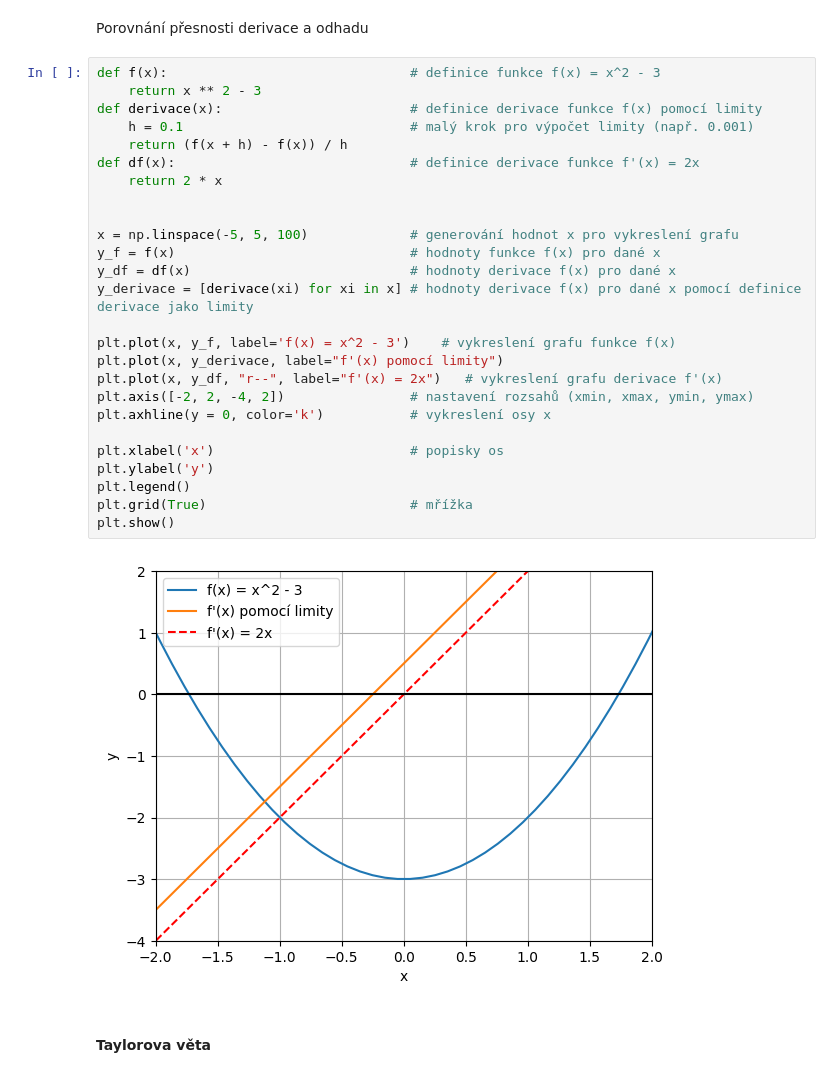
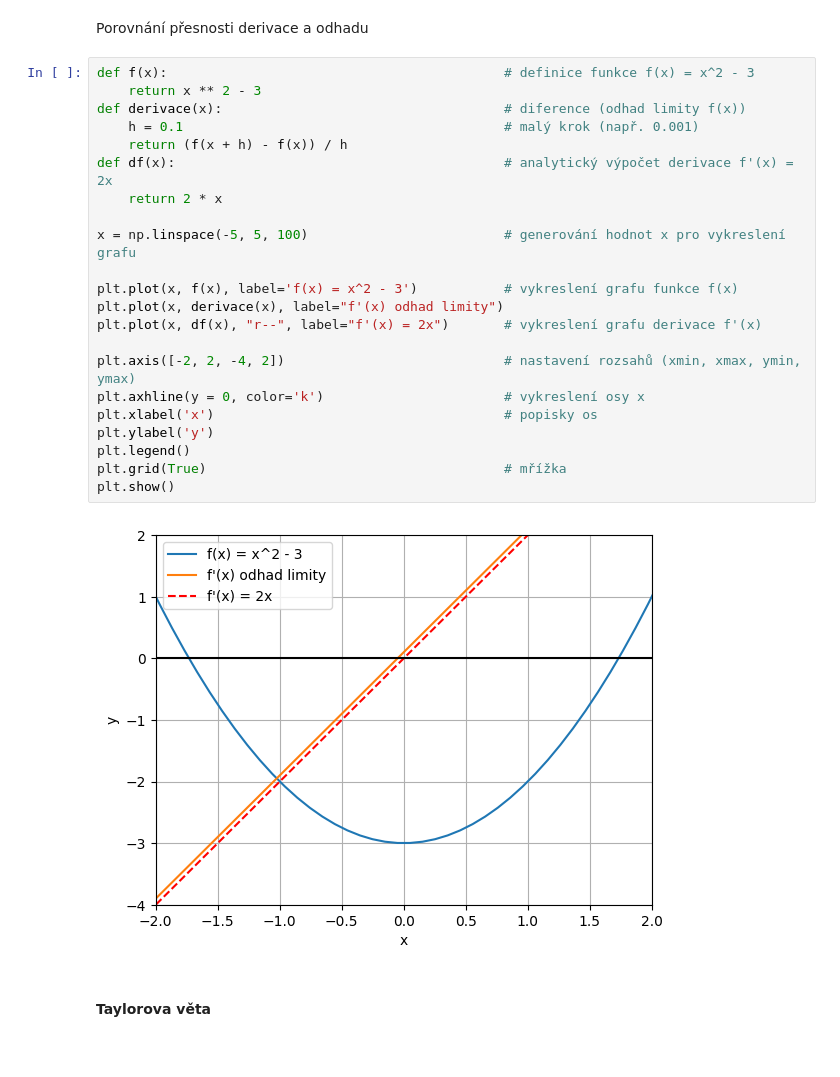
Before and after one commit to pkbcz/MSW2, a Jupyter notebook: 10 Derivace.ipynb, the cells around one changed output. Cells and saved outputs as stored; diff of their text form.

```diff
--- a/10 Derivace.ipynb
+++ b/10 Derivace.ipynb
@@ -59,33 +59,29 @@ interactive(children=(FloatSlider(value=0.901, description='h', max=1.9, min=0.0
 # %% [markdown]
 Porovnání přesnosti derivace a odhadu
 # %%
-def f(x):                               # definice funkce f(x) = x^2 - 3
+def f(x):                                           # definice funkce f(x) = x^2 - 3
     return x ** 2 - 3
-def derivace(x):                        # definice derivace funkce f(x) pomocí limity
-    h = 0.1                             # malý krok pro výpočet limity (např. 0.001)
+def derivace(x):                                    # diference (odhad limity f(x))
+    h = 0.1                                         # malý krok (např. 0.001)
     return (f(x + h) - f(x)) / h
-def df(x):                              # definice derivace funkce f'(x) = 2x
+def df(x):                                          # analytický výpočet derivace f'(x) = 2x
     return 2 * x
 
+x = np.linspace(-5, 5, 100)                         # generování hodnot x pro vykreslení grafu
 
-x = np.linspace(-5, 5, 100)             # generování hodnot x pro vykreslení grafu
-y_f = f(x)                              # hodnoty funkce f(x) pro dané x
-y_df = df(x)                            # hodnoty derivace f(x) pro dané x
-y_derivace = [derivace(xi) for xi in x] # hodnoty derivace f(x) pro dané x pomocí definice derivace jako limity
+plt.plot(x, f(x), label='f(x) = x^2 - 3')           # vykreslení grafu funkce f(x)
+plt.plot(x, derivace(x), label="f'(x) odhad limity")
+plt.plot(x, df(x), "r--", label="f'(x) = 2x")       # vykreslení grafu derivace f'(x)
 
-plt.plot(x, y_f, label='f(x) = x^2 - 3')    # vykreslení grafu funkce f(x)
-plt.plot(x, y_derivace, label="f'(x) pomocí limity")
-plt.plot(x, y_df, "r--", label="f'(x) = 2x")   # vykreslení grafu derivace f'(x)
-plt.axis([-2, 2, -4, 2])                # nastavení rozsahů (xmin, xmax, ymin, ymax)
-plt.axhline(y = 0, color='k')           # vykreslení osy x
-
-plt.xlabel('x')                         # popisky os
+plt.axis([-2, 2, -4, 2])                            # nastavení rozsahů (xmin, xmax, ymin, ymax)
+plt.axhline(y = 0, color='k')                       # vykreslení osy x
+plt.xlabel('x')                                     # popisky os
 plt.ylabel('y')
 plt.legend()
-plt.grid(True)                          # mřížka
+plt.grid(True)                                      # mřížka
 plt.show()
 # %% [output]
-[figure, old version]
+[figure, new version]
 # %% [markdown]
 #### Taylorova věta
 # %% [markdown]
```
Also changed, not shown: parts of 10 cells of this notebook, 1 other file.
